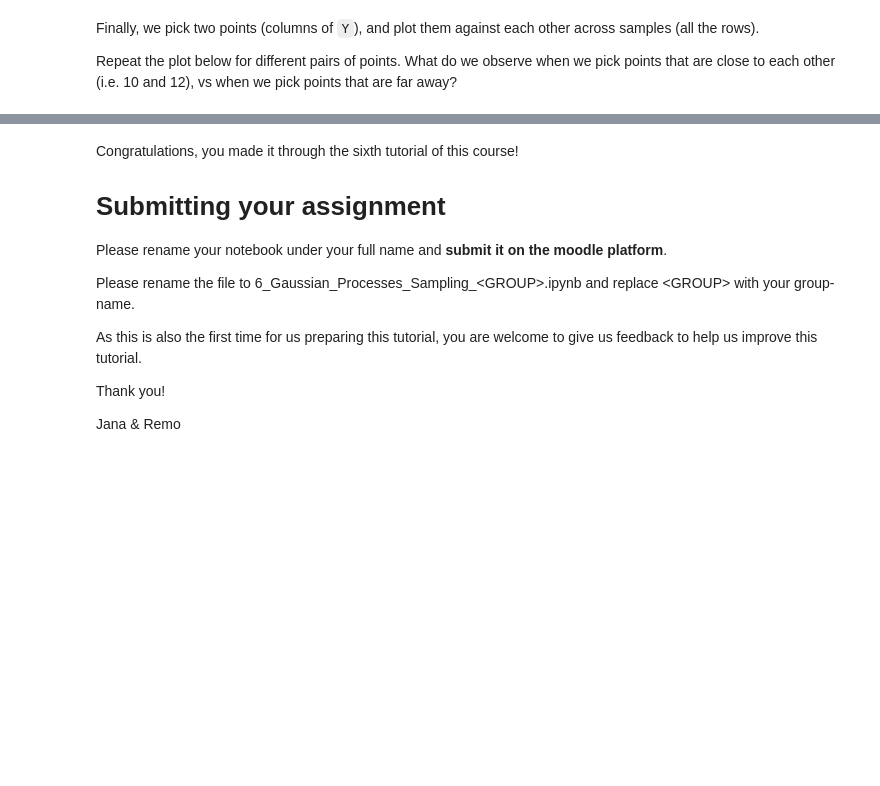
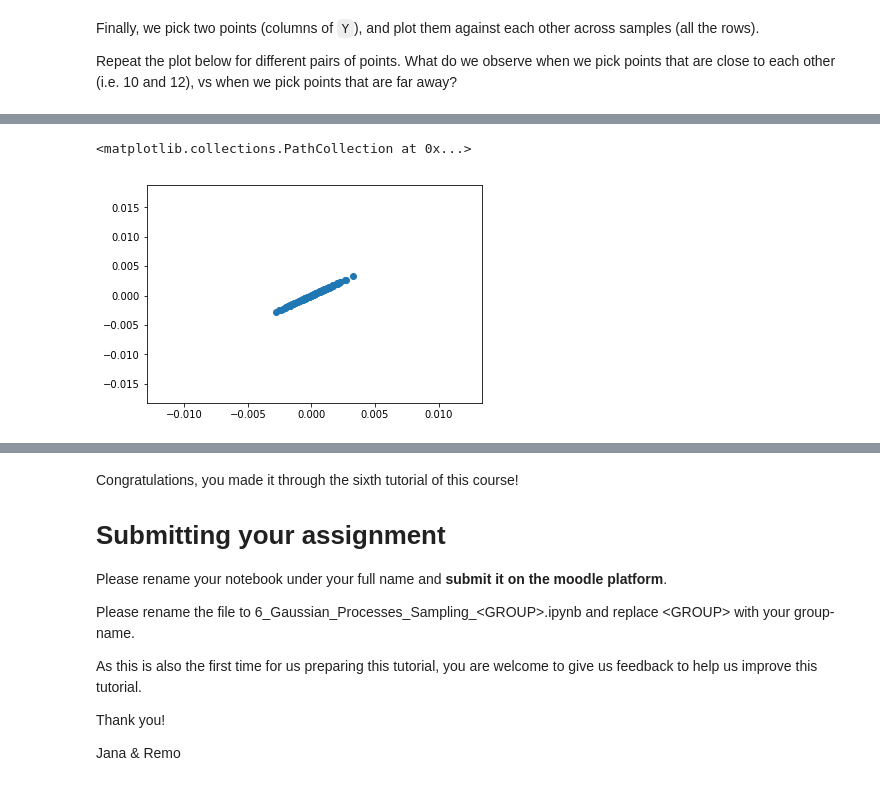
Before and after one commit to 2start/ml4pm, a Jupyter notebook: ex05/5_Gaussian_Processes_Sampling_STUDENT.ipynb, the cells around one changed output, grey strips where cells are left out. Cells and saved outputs as stored; diff of their text form; code cells hidden in the pictures; blank space fills up the shorter version.

```diff
--- a/ex05/5_Gaussian_Processes_Sampling_STUDENT.ipynb
+++ b/ex05/5_Gaussian_Processes_Sampling_STUDENT.ipynb
@@ -136,0 +188,5 @@ plt.scatter(Y[:,1], Y[:,10])
+# %%
+plt.scatter(Y[:,-1], Y[:,-1])
+# %% [output]
+<matplotlib.collections.PathCollection at 0x...>
+[figure, added]
```
Also changed, not shown: parts of 17 cells of this notebook.
